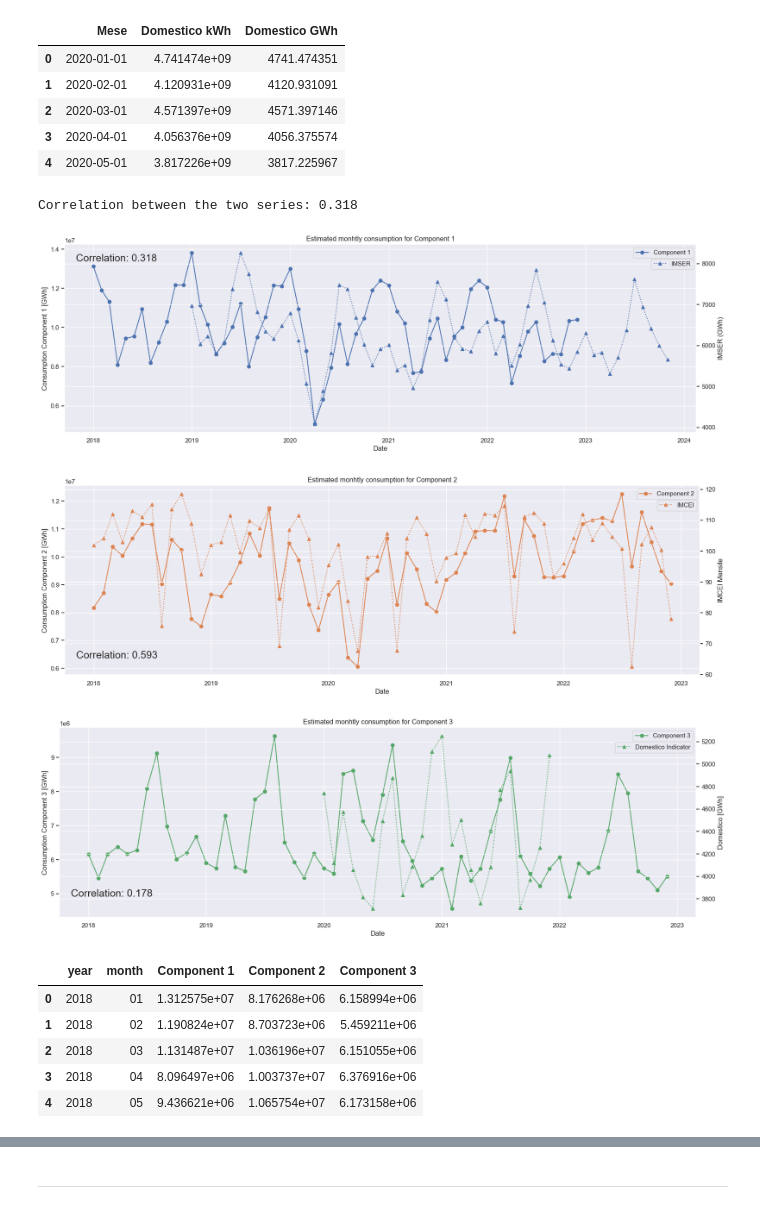
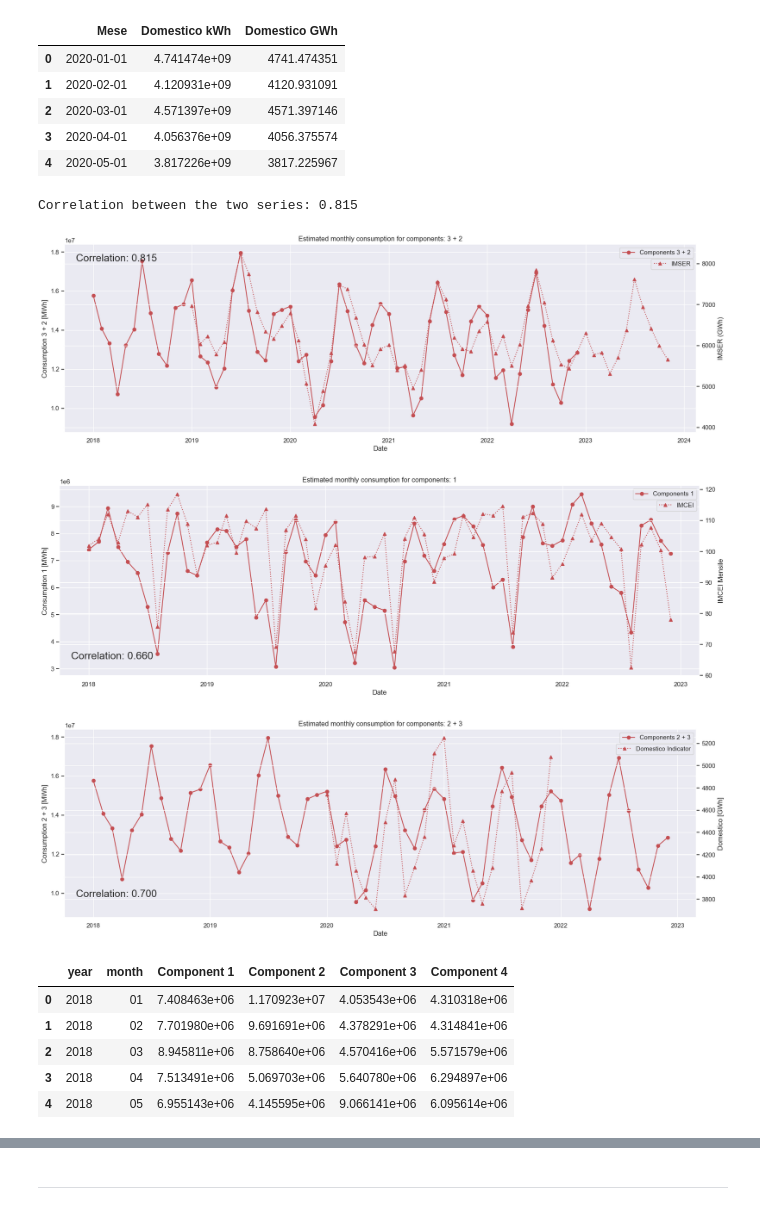
Before and after one commit to gkchln/load_bss, a Jupyter notebook: DecomposeLoad.ipynb, the cells around one changed output, grey strips where cells are left out. Saved outputs shown, nothing was run; the diff lists cells and outputs as text; code cells hidden in the pictures.

Commit message:
Try load decomposition and correlation with indicators with more components

```diff
--- a/DecomposeLoad.ipynb
+++ b/DecomposeLoad.ipynb
@@ -65,7 +74,12 @@ daytype_order = [
 # %% [markdown]
 # Load selected model and input data
 # %%
-method = 'WHoptindic_3comp_10000runs'
+n_comp = 4
+n_runs = 1000
+opt = 'simp'
+specific = '_Italy'
+
+method = f'WHopt{opt}_{n_comp}comp_{n_runs}runs{specific}'
 data = np.load('data/3_output/nmf_results/' + method + '.npz', allow_pickle=True)
 
 W = data['W']
@@ -83,5 +97,9 @@ left, right = ax.set_ylim((0,0.07))
 # %%
-input_df = pd.read_csv('data/2_processed/daily_curves.csv', index_col=0)
+input_df = pd.read_csv(f'data/2_processed/daily_curves{specific}.csv', index_col=0)
+# HOTFIX for single-zone case
+zone = 'Italy'
+input_df.index = zone + '_' + input_df.index
+
 unit_info = input_df.index.str.extract(r'^(?P<region>[\w.]+)_(?P<year>\d{4})-(?P<month>\d{2})-\d{2}_(?P<daytype>[\w ]+)$').set_index(input_df.index)
 df = pd.concat([input_df, unit_info], axis=1)
 print(len(df))
@@ -349,53 +338,55 @@ df_plot['date'] = pd.to_datetime(df_plot['year'].astype(str) + '-' + df_plot['mo
 # Drop year and month columns
 df_plot.drop(columns=['year', 'month'], inplace=True)
 
 # Set the 'date' column as the index
 df_plot.set_index('date', inplace=True)
 
 # Plotting the first component
 plt.figure(figsize=(20, 6))
 ax1 = plt.gca()  # get current axes
 
 # Plot the first component on the primary y-axis
-k = 0
-col = f'Component {k+1}'
-ax1.plot(df_plot.index, df_plot[col], label=col, marker='o', color=colors[k])
+comp_to_sum = [3, 2]
+est_cons = df_plot[[f'Component {k}' for k in comp_to_sum]].sum(axis=1)
+ax1.plot(df_plot.index, est_cons, label='Components {}'.format(' + '.join([str(comp) for comp in comp_to_sum])), marker='o', color=colors[k])
 ax1.set_xlabel('Date')
-ax1.set_ylabel(f'Consumption {col} [GWh]')
-ax1.set_title(f'Estimated monhtly consumption for {col}')
+ax1.set_ylabel('Consumption {} [MWh]'.format(' + '.join([str(comp) for comp in comp_to_sum])))
+ax1.set_title('Estimated monthly consumption for components: {}'.format(' + '.join([str(comp) for comp in comp_to_sum])))
 ax1.legend()
 # ax1.set_ylim((0, 1.5e7))
 
 ax2 = ax1.twinx()
 ax2.plot(imser.Mese, imser['IMSER (GWh)'], label='IMSER', marker='^', color=colors[k], linestyle='dotted')
 ax2.set_ylabel('IMSER (GWh)')
 ax2.legend(loc='upper right', bbox_to_anchor=(1,0.94))
 
-corr = df_plot[col].corr(imser.set_index('Mese')['IMSER (GWh)'])
+corr = est_cons.corr(imser.set_index('Mese')['IMSER (GWh)'])
 
 # Add annotation for correlation coefficient
 ax1.annotate('Correlation: {:.3f}'.format(corr), xy=(0.0, 0.85), xycoords='axes fraction',
             xytext=(20, 20), textcoords='offset points',  fontsize=18)
 
 print('Correlation between the two series: {:.3f}'.format(corr))
 
 # Show plot
 plt.show()
 # %% [output]
-Correlation between the two series: 0.318
+Correlation between the two series: 0.815
-[figure, old version]
+[figure, new version]
 # %%
 # Plotting the first component
 plt.figure(figsize=(20, 6))
 ax1 = plt.gca()  # get current axes
 
 # Plot the first component on the primary y-axis
-k = 1
-col = f'Component {k+1}'
-ax1.plot(df_plot.index, df_plot[col], label=col, marker='o', color=colors[k])
+comp_to_sum = [1]
+# ax1.plot(df_plot.index, df_plot[col], label=col, marker='o', color=colors[k])
+est_cons = df_plot[[f'Component {k}' for k in comp_to_sum]].sum(axis=1)
+
+ax1.plot(df_plot.index, est_cons, label='Components {}'.format(' + '.join([str(comp) for comp in comp_to_sum])), marker='o', color=colors[k])
 ax1.set_xlabel('Date')
-ax1.set_ylabel(f'Consumption {col} [GWh]')
-ax1.set_title(f'Estimated monhtly consumption for {col}')
+ax1.set_ylabel('Consumption {} [MWh]'.format(' + '.join([str(comp) for comp in comp_to_sum])))
+ax1.set_title('Estimated monthly consumption for components: {}'.format(' + '.join([str(comp) for comp in comp_to_sum])))
 ax1.legend()
 # ax1.set_ylim((0, 1.5e7))
 
@@ -404,7 +395,7 @@ ax2.plot(imcei.Mese, imcei['IMCEI Mensile'], label='IMCEI', marker='^', color=co
 ax2.set_ylabel('IMCEI Mensile')
 ax2.legend(loc='upper right', bbox_to_anchor=(1,0.94))
 
-corr = df_plot[col].corr(imcei.set_index('Mese')['IMCEI Mensile'])
+corr = est_cons.corr(imcei.set_index('Mese')['IMCEI Mensile'])
 
 # Add annotation for correlation coefficient
 ax1.annotate('Correlation: {:.3f}'.format(corr), xy=(0.0, 0.03), xycoords='axes fraction',
@@ -413,19 +404,21 @@ ax1.annotate('Correlation: {:.3f}'.format(corr), xy=(0.0, 0.03), xycoords='axes
 # Show plot
 plt.show()
 # %% [output]
-[figure, old version]
+[figure, new version]
 # %%
 # Plotting the first component
 plt.figure(figsize=(20, 6))
 ax1 = plt.gca()  # get current axes
 
 # Plot the first component on the primary y-axis
-k = 2
-col = f'Component {k+1}'
-ax1.plot(df_plot.index, df_plot[col], label=col, marker='o', color=colors[k])
+comp_to_sum = [2, 3]
+# ax1.plot(df_plot.index, df_plot[col], label=col, marker='o', color=colors[k])
+est_cons = df_plot[[f'Component {k}' for k in comp_to_sum]].sum(axis=1)
+
+ax1.plot(df_plot.index, est_cons, label='Components {}'.format(' + '.join([str(comp) for comp in comp_to_sum])), marker='o', color=colors[k])
 ax1.set_xlabel('Date')
-ax1.set_ylabel(f'Consumption {col} [GWh]')
-ax1.set_title(f'Estimated monhtly consumption for {col}')
+ax1.set_ylabel('Consumption {} [MWh]'.format(' + '.join([str(comp) for comp in comp_to_sum])))
+ax1.set_title('Estimated monthly consumption for components: {}'.format(' + '.join([str(comp) for comp in comp_to_sum])))
 ax1.legend()
 # ax1.set_ylim((0, 1.5e7))
 
@@ -434,7 +427,8 @@ ax2.plot(domestic.Mese, domestic['Domestico GWh'], label='Domestico Indicator',
 ax2.set_ylabel('Domestico [GWh]')
 ax2.legend(loc='upper right', bbox_to_anchor=(1,0.94))
 
-corr = df_plot[col].corr(domestic.set_index('Mese')['Domestico GWh'])
+# corr = df_plot[col].corr(domestic.set_index('Mese')['Domestico GWh'])
+corr = est_cons.corr(domestic.set_index('Mese')['Domestico GWh'])
 
 # Add annotation for correlation coefficient
 ax1.annotate('Correlation: {:.3f}'.format(corr), xy=(0.0, 0.05), xycoords='axes fraction',
@@ -443,17 +437,17 @@ ax1.annotate('Correlation: {:.3f}'.format(corr), xy=(0.0, 0.05), xycoords='axes
 # Show plot
 plt.show()
 # %% [output]
-[figure, old version]
+[figure, new version]
 # %%
 df_plot = month_df.groupby(['year', 'month'], as_index=False).sum().drop('region', axis=1)
 df_plot.head()
 # %% [output]
-|  | year | month | Component 1 | Component 2 | Component 3 |
-| 0 | 2018 | 01 | 1.312575e+07 | 8.176268e+06 | 6.158994e+06 |
-| 1 | 2018 | 02 | 1.190824e+07 | 8.703723e+06 | 5.459211e+06 |
-| 2 | 2018 | 03 | 1.131487e+07 | 1.036196e+07 | 6.151055e+06 |
-| 3 | 2018 | 04 | 8.096497e+06 | 1.003737e+07 | 6.376916e+06 |
-| 4 | 2018 | 05 | 9.436621e+06 | 1.065754e+07 | 6.173158e+06 |
+|  | year | month | Component 1 | Component 2 | Component 3 | Component 4 |
+| 0 | 2018 | 01 | 7.408463e+06 | 1.170923e+07 | 4.053543e+06 | 4.310318e+06 |
+| 1 | 2018 | 02 | 7.701980e+06 | 9.691691e+06 | 4.378291e+06 | 4.314841e+06 |
+| 2 | 2018 | 03 | 8.945811e+06 | 8.758640e+06 | 4.570416e+06 | 5.571579e+06 |
+| 3 | 2018 | 04 | 7.513491e+06 | 5.069703e+06 | 5.640780e+06 | 6.294897e+06 |
+| 4 | 2018 | 05 | 6.955143e+06 | 4.145595e+06 | 9.066141e+06 | 6.095614e+06 |
 # %%
 fig, ax = plt.subplots(figsize=(12,4))
 df_plot.pivot(columns='year', index='month', values='Component 1').plot.bar(ax=ax, colormap='magma')
```
Also changed, not shown: parts of 22 cells of this notebook.
